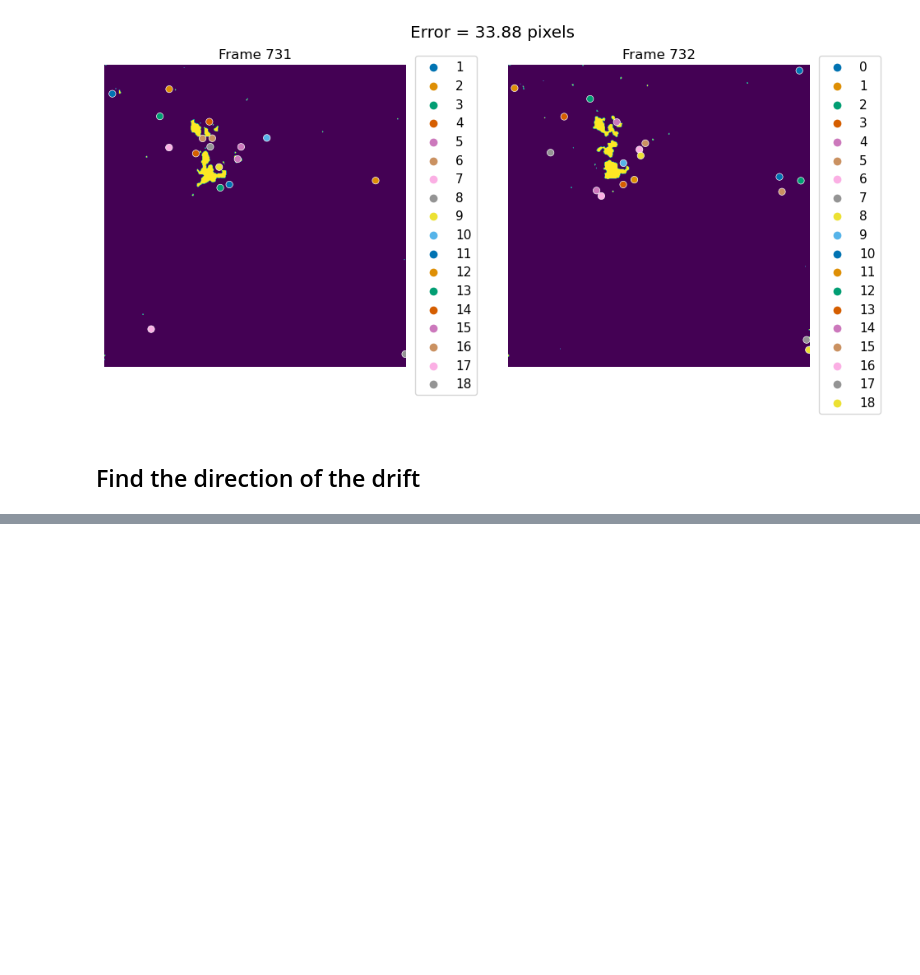
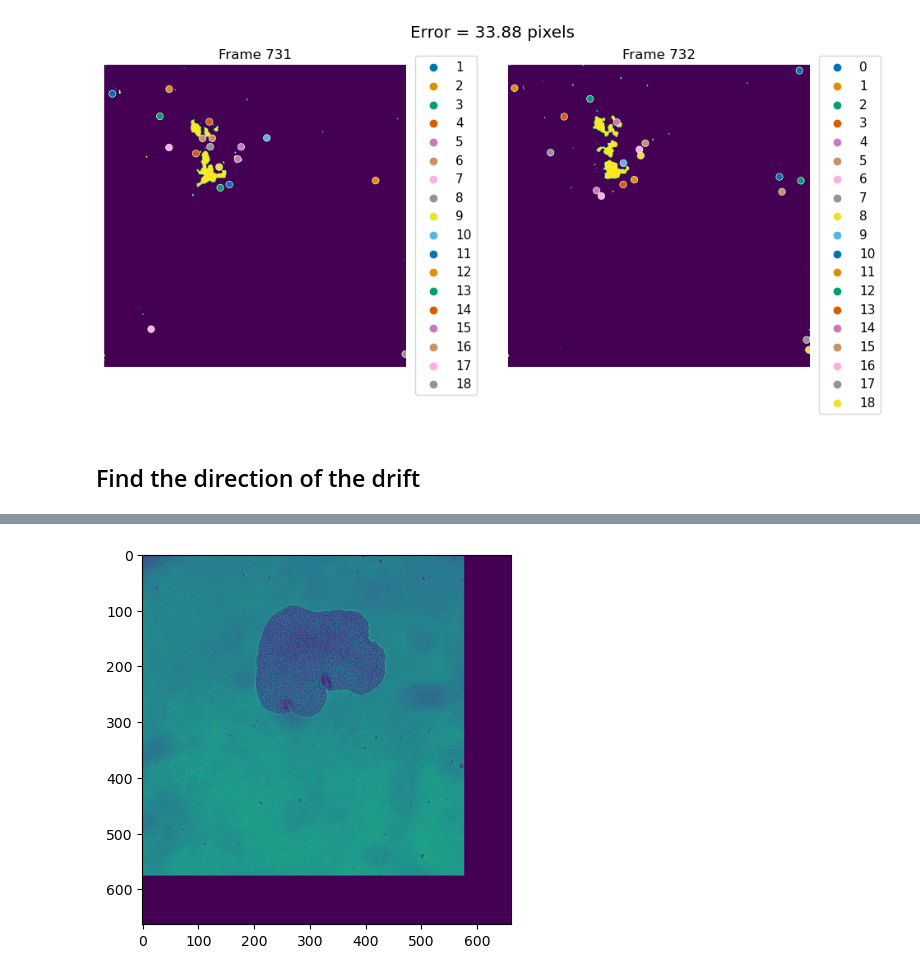
Before and after one commit to GuignardLab/placozoa_tracking, a Jupyter notebook: notebooks/drift_correction.ipynb, the cells around one changed output, grey strips where cells are left out. Cells and saved outputs as stored; diff of their text form; code cells hidden in the pictures; blank space fills up the shorter version.

```diff
--- a/notebooks/drift_correction.ipynb
+++ b/notebooks/drift_correction.ipynb
@@ -1539,0 +1532,6 @@ plt.savefig('../data/results/figures/compare/full_pipeline/drift_xy.png',dpi=300
+# %%
+lengx = np.abs(max(maxx)+1) + np.abs(min(orix)) + 1
+
+lengy = np.abs(max(maxy)) + np.abs(min(oriy)) + 1
+# %%
+canva = np.zeros((np.shape(im)[0],lengy,lengx))
@@ -1539,0 +1544,58 @@ plt.savefig('../data/results/figures/compare/full_pipeline/drift_xy.png',dpi=300
+# %%
+# Initialize the first frame:
+
+ymin = diffy
+ymax = np.shape(canva[0,...])[0]
+
+xmin = diffx
+xmax = np.shape(canva[0,...])[1]
+
+canva[0,ymin:ymax,xmin:xmax] = im[0]
+
+counter = 0
+
+for plane in range(np.shape(im)[0]):
+    print(plane)
+
+    if [plane,plane+1] in res:
+
+        i = df_drift.iloc[counter]
+        counter +=1
+        if i.coord == 'x':
+            if i.direction == 0:
+                xmin = xmin - np.abs(i.displacement)
+                xmax = xmax - np.abs(i.displacement)
+
+                ymin = ymin
+                ymax = ymax
+
+                canva[plane,ymin:ymax,xmin:xmax] = im[i.start]
+
+            else:
+                xmin = xmin + np.abs(i.displacement)
+                xmax = xmax + np.abs(i.displacement)
+
+                ymin = ymin
+                ymax = ymax
+
+                canva[plane,ymin:ymax,xmin:xmax] = im[i.start]
+        else:
+            if i.direction == 0:
+                xmin = xmin
+                xmax = xmax
+
+                ymin = ymin - np.abs(i.displacement)
+                ymax = ymax - np.abs(i.displacement)
+
+                canva[plane,ymin:ymax,xmin:xmax] = im[i.start]
+            else:
+
+                xmin = xmin
+                xmax = xmax
+
+                ymin = ymin + np.abs(i.displacement)
+                ymax = ymax + np.abs(i.displacement)
+                canva[plane,ymin:ymax,xmin:xmax] = im[i.start]
+    else:
+        canva[plane,ymin:ymax,xmin:xmax] = im[plane]
+# %% [output]
@@ -1539,0 +1619 @@ plt.savefig('../data/results/figures/compare/full_pipeline/drift_xy.png',dpi=300
+[figure, added]
```
Also changed, not shown: parts of 98 cells of this notebook.
